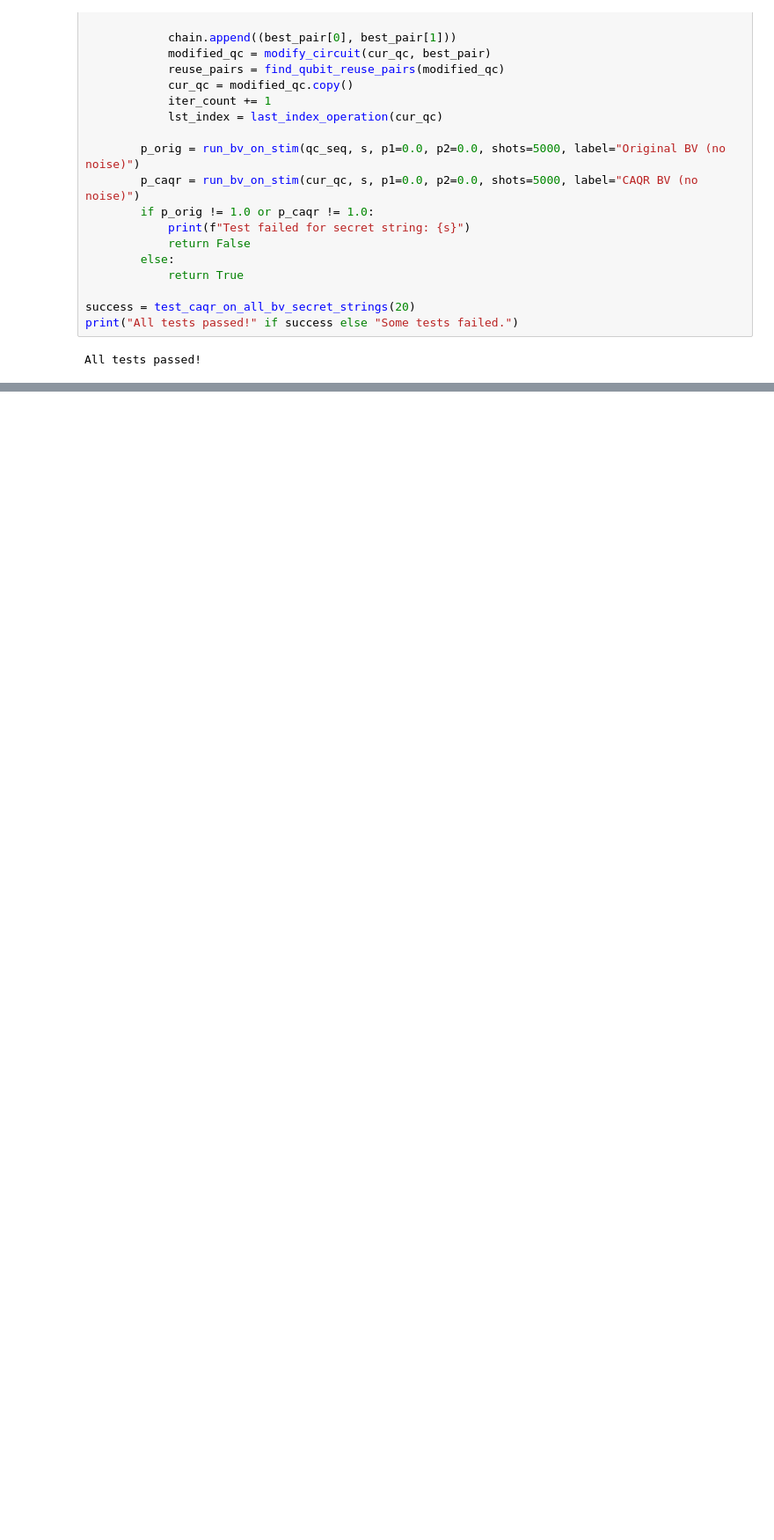
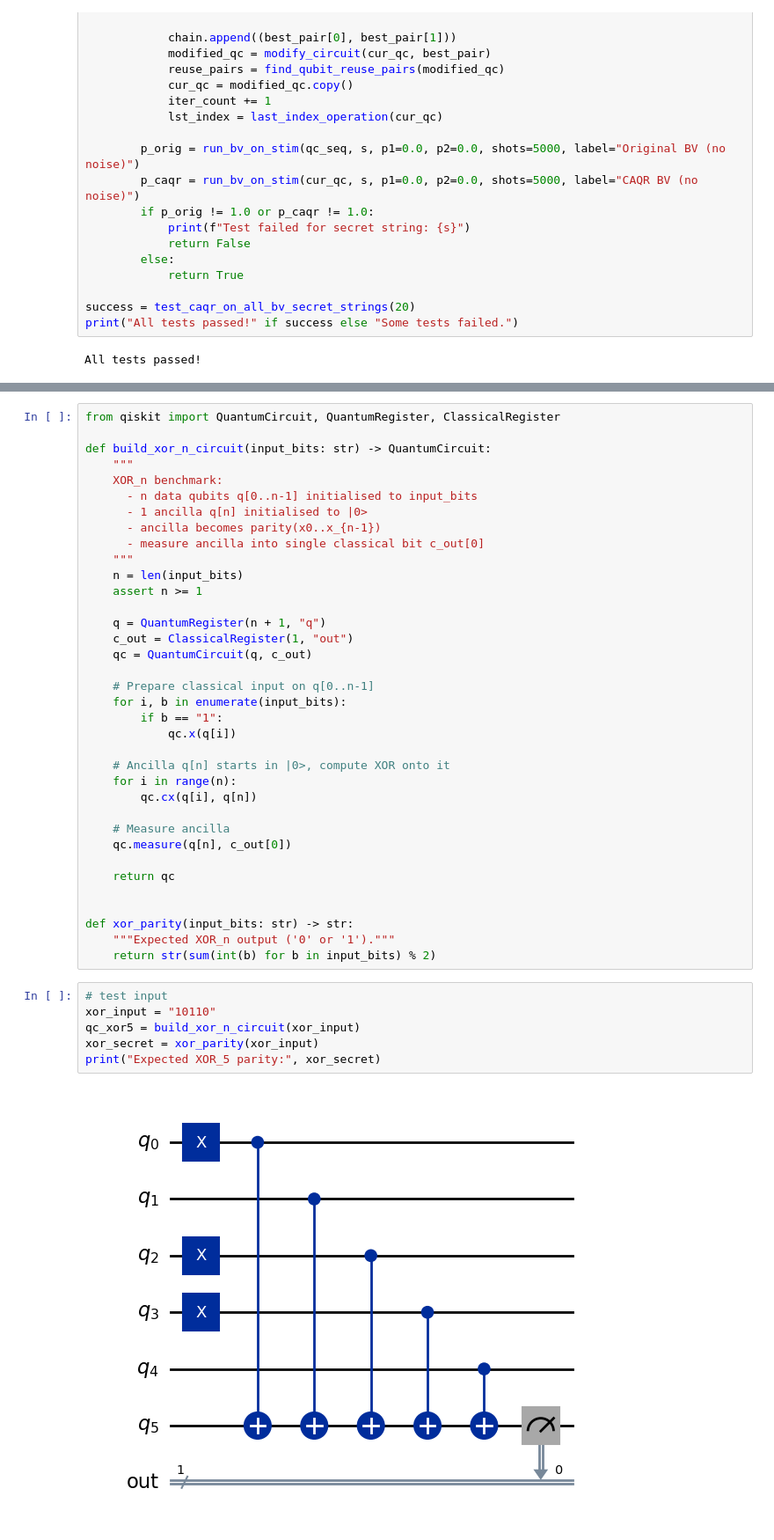
Before and after one commit to YasithDSL/RiDAR, a Jupyter notebook: test_notebook.ipynb, the cells around one changed output, grey strips where cells are left out. Shown at 88% size. Cells and saved outputs as stored; diff of their text form; blank space fills up the shorter version.

```diff
--- a/test_notebook.ipynb
+++ b/test_notebook.ipynb
@@ -786,0 +792,44 @@ SUMMARY TABLE
+# %%
+from qiskit import QuantumCircuit, QuantumRegister, ClassicalRegister
+
+def build_xor_n_circuit(input_bits: str) -> QuantumCircuit:
+    """
+    XOR_n benchmark:
+      - n data qubits q[0..n-1] initialised to input_bits
+      - 1 ancilla q[n] initialised to |0>
+      - ancilla becomes parity(x0..x_{n-1})
+      - measure ancilla into single classical bit c_out[0]
+    """
+    n = len(input_bits)
+    assert n >= 1
+
+    q = QuantumRegister(n + 1, "q")
+    c_out = ClassicalRegister(1, "out")
+    qc = QuantumCircuit(q, c_out)
+
+    # Prepare classical input on q[0..n-1]
+    for i, b in enumerate(input_bits):
+        if b == "1":
+            qc.x(q[i])
+
+    # Ancilla q[n] starts in |0>, compute XOR onto it
+    for i in range(n):
+        qc.cx(q[i], q[n])
+
+    # Measure ancilla
+    qc.measure(q[n], c_out[0])
+
+    return qc
+
+
+def xor_parity(input_bits: str) -> str:
+    """Expected XOR_n output ('0' or '1')."""
+    return str(sum(int(b) for b in input_bits) % 2)
+# %%
+# test input
+xor_input = "10110"
+qc_xor5 = build_xor_n_circuit(xor_input)
+xor_secret = xor_parity(xor_input)
+print("Expected XOR_5 parity:", xor_secret)
+# %% [output]
+[figure, added]
```
Also changed, not shown: parts of 11 cells of this notebook.
